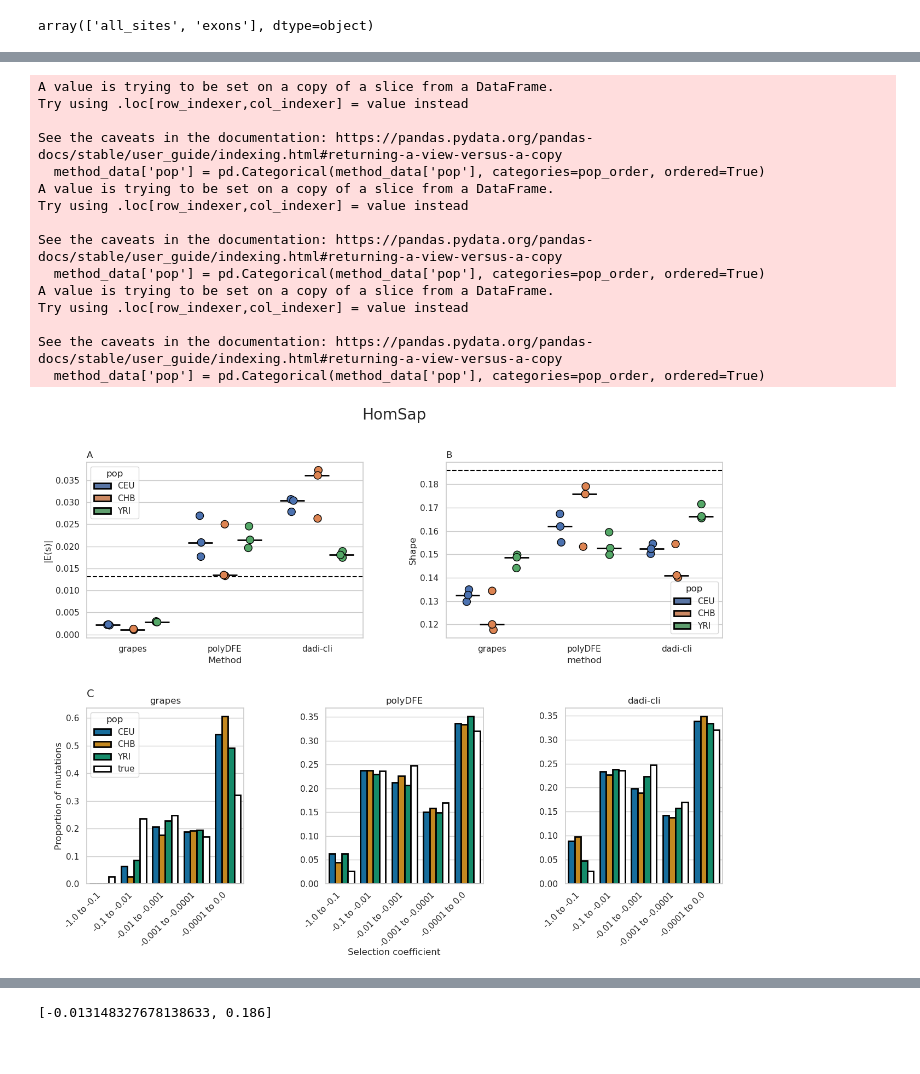
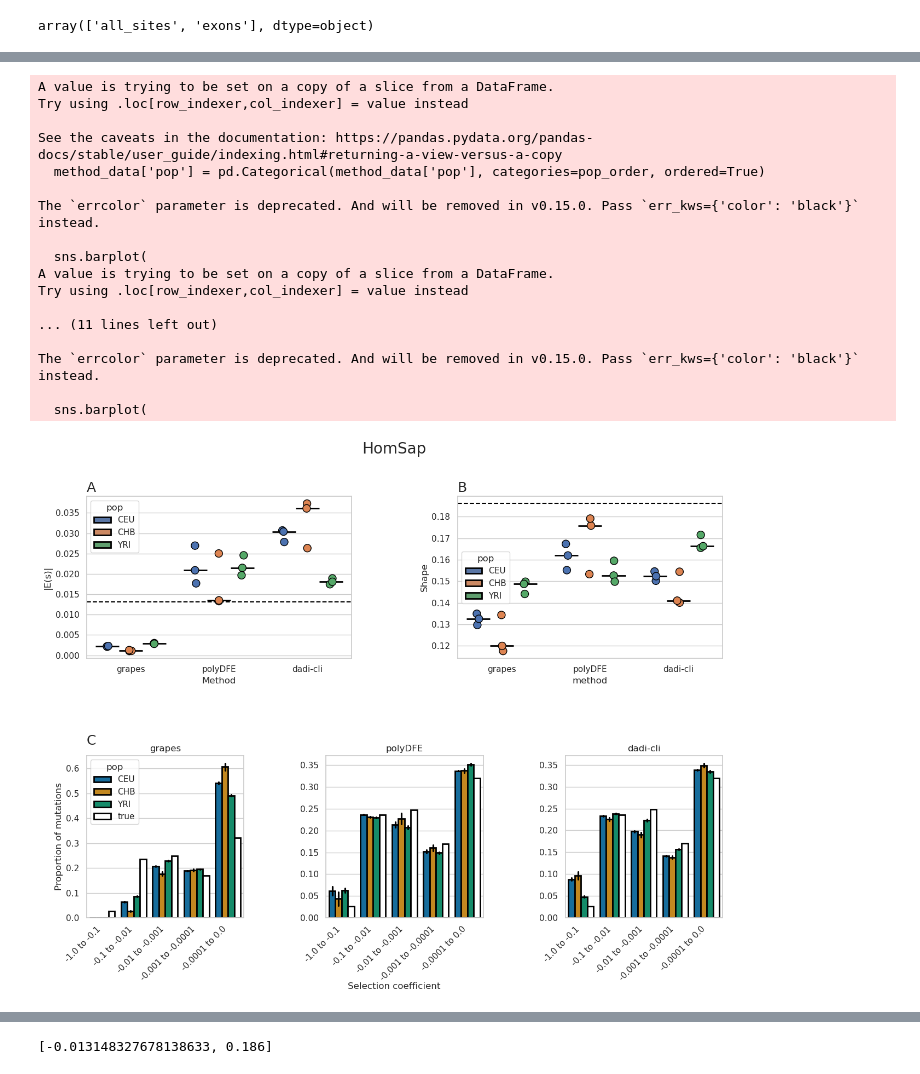
Before and after one commit to popsim-consortium/analysis2, a Jupyter notebook: notebooks/DFE_figures.ipynb, the cells around one changed output, grey strips where cells are left out. Saved outputs shown, nothing was run; the diff lists cells and outputs as text; code cells hidden in the pictures.

Commit message:
Fig3 errorbars and runtimes (#132)
* error bars on figure 3

* added notebook to plot runtimes

* tweaks to plot

```diff
--- a/notebooks/DFE_figures.ipynb
+++ b/notebooks/DFE_figures.ipynb
@@ -12,6 +12,8 @@ plt.rcParams.update({
     'figure.titlesize': 20   # Figure title font size
 })
 
+panel_size = 18
+
 from glob import glob
 import numpy as np
 import pandas as pd
@@ -596,18 +598,49 @@ def get_mut_props(speciesinfo: SpeciesInfo, method, pop, bins):
         pop = "true"
         popmethod_shape = speciesinfo.dfe_params[1]
         gamma_scale = - Ne * speciesinfo.dfe_params[0]/speciesinfo.dfe_params[1]
+
+        # For "true" method, we still have single values
+        inferred_bins = ssd.gamma.cdf(bins[1:], a=popmethod_shape, scale=gamma_scale) - ssd.gamma.cdf(bins[:-1], a=popmethod_shape, scale=gamma_scale)
+        bins_df = pd.DataFrame({
+            'bin_start': bins[:-1],
+            'bin_end': bins[1:],
+            'prop': inferred_bins,
+            'pop': pop,
+            'method': method
+        })
+        bins_df['bin_start'] = bins_df['bin_start'] * -1
+        bins_df['bin_end'] = bins_df['bin_end'] * -1
+        return bins_df
+
     else:
-        popmethod_Es = speciesinfo.all_DFE.query('method == @method & pop == @pop')['Es'].mean()
-        popmethod_shape =speciesinfo.all_DFE.query('method == @method & pop == @pop')['shape'].mean()
-        gamma_scale =  Ne *  popmethod_Es / popmethod_shape
+        # Get all values instead of means
+        popmethod_Es_values = speciesinfo.all_DFE.query('method == @method & pop == @pop')['Es'].values
+        popmethod_shape_values = speciesinfo.all_DFE.query('method == @method & pop == @pop')['shape'].values
+        gamma_scale_values = Ne * popmethod_Es_values / popmethod_shape_values
+
+        # Create a list to store all results
+        all_bins_dfs = []
+
+        # Calculate proportions for each set of parameters
+        for i, (shape, scale) in enumerate(zip(popmethod_shape_values, gamma_scale_values)):
+            inferred_bins = ssd.gamma.cdf(bins[1:], a=shape, scale=scale) - ssd.gamma.cdf(bins[:-1], a=shape, scale=scale)
+            bins_df = pd.DataFrame({
+                'bin_start': bins[:-1],
+                'bin_end': bins[1:],
+                'prop': inferred_bins,
+                'pop': pop,
+                'method': method,
+                'replicate': i  # Add replicate identifier
+            })
+            bins_df['bin_start'] = bins_df['bin_start'] * -1
+            bins_df['bin_end'] = bins_df['bin_end'] * -1
+            all_bins_dfs.append(bins_df)
+
+        # Combine all results
+        final_df = pd.concat(all_bins_dfs, ignore_index=True)
+        return final_df
 
 
-    #prop_bins = ssd.gamma.cdf(valz[:-1], a=popmethod_shape, scale=gamma_scale) - ssd.gamma.cdf(valz[1:], a=popmethod_shape, scale=gamma_scale)
-    inferred_bins = ssd.gamma.cdf(binz[1:], a=popmethod_shape, scale=gamma_scale)- ssd.gamma.cdf(binz[:-1], a=popmethod_shape, scale=gamma_scale)
-    bins_df = pd.DataFrame({'bin_start': binz[:-1], 'bin_end': binz[1:], 'prop': inferred_bins, 'pop': pop, 'method': method})
-    bins_df['bin_start'] = bins_df['bin_start'] * -1
-    bins_df['bin_end'] = bins_df['bin_end'] * -1
-    return bins_df
 
 #binz = [1.0, 1e-1, 1e-2, 1e-3, 1e-4, -np.inf]
 binz = [0, 1e-4, 1e-3, 1e-2, 1e-1, 1e0]
@@ -637,7 +670,7 @@ fig, axes = plt.subplot_mosaic(
     layout,
     figsize=(15, 10),
     #white space between subplots
-    gridspec_kw={'wspace': 0.3, 'hspace': 0.4}
+    gridspec_kw={'wspace': 0.4, 'hspace': 0.6}
 )
 
 
@@ -670,7 +703,7 @@ sns.stripplot(x="method", y="Es", hue = 'pop', data=hom_sap.all_DFE, dodge=True,
 axes['A'].axhline(abs(hom_sap.dfe_params[0]), color='black', linestyle='--')
 axes['A'].set_ylabel('|E(s)|')
 axes['A'].set_xlabel('Method')
-axes['A'].set_title("A", loc = "left")
+axes['A'].set_title("A", loc = "left", fontsize=panel_size)
 
 
 sns.boxplot(x="method", y="shape", hue = 'pop', data=hom_sap.all_DFE,
@@ -685,7 +718,7 @@ sns.boxplot(x="method", y="shape", hue = 'pop', data=hom_sap.all_DFE,
 sns.stripplot(x="method", y="shape", hue = 'pop', data=hom_sap.all_DFE, dodge=True, jitter = 0.05, alpha=1, linewidth=1, edgecolor='black',legend=False, size = 10, ax = axes['B'])
 #horizontal line at 0
 axes['B'].axhline(abs(hom_sap.dfe_params[1]), color='black', linestyle='--')
-axes['B'].set_title("B", loc = "left")
+axes['B'].set_title("B", loc = "left", fontsize=panel_size)
 axes['B'].set_ylabel('Shape')
 axes['A'].set_xlabel('Method')
 
@@ -726,6 +759,8 @@ for i, method in enumerate(methods):
         hue='pop',  # Changed from 'method' to 'pop'
         palette=palette,
         edgecolor="black", linewidth=2,
+        errorbar='se',
+        errcolor = "black",
         order=sorted(all_bin_df['bin_start'].unique()),
         ax=ax
     )
@@ -743,38 +778,40 @@ for i, method in enumerate(methods):
     # Only show legend for the first subplot
     if i != 0:
         ax.get_legend().remove()
         ax.set_ylabel('')
     ax.set_xlabel('')
 
 # Calculate position for the title
 title_x = pos.x0  # Left edge of the C panel
 title_y = pos.y0 + pos.height + 0.02  # Just above the plots, adjust 0.02 as needed
 
 # Add the title
-fig.text(title_x, title_y, 'C', fontsize=14)
+fig.text(title_x, title_y, 'C', fontsize=panel_size)
 
 #common axis labels
 fig.text(0.5, -0.02, 'Selection coefficient', ha='center')
 
 # Adjust layout
 plt.tight_layout()
 fig.suptitle(f"{hom_sap.species}")
 plt.savefig("HomSap_discrete_DFE.pdf")
 plt.show()
 # %% [output]
 A value is trying to be set on a copy of a slice from a DataFrame.
 Try using .loc[row_indexer,col_indexer] = value instead
 
 See the caveats in the documentation: https://pandas.pydata.org/pandas-docs/stable/user_guide/indexing.html#returning-a-view-versus-a-copy
   method_data['pop'] = pd.Categorical(method_data['pop'], categories=pop_order, ordered=True)
+
+The `errcolor` parameter is deprecated. And will be removed in v0.15.0. Pass `err_kws={'color': 'black'}` instead.
+
+  sns.barplot(
 A value is trying to be set on a copy of a slice from a DataFrame.
 Try using .loc[row_indexer,col_indexer] = value instead
 
-See the caveats in the documentation: https://pandas.pydata.org/pandas-docs/stable/user_guide/indexing.html#returning-a-view-versus-a-copy
-  method_data['pop'] = pd.Categorical(method_data['pop'], categories=pop_order, ordered=True)
-A value is trying to be set on a copy of a slice from a DataFrame.
-Try using .loc[row_indexer,col_indexer] = value instead
+... (11 lines left out)
 
-See the caveats in the documentation: https://pandas.pydata.org/pandas-docs/stable/user_guide/indexing.html#returning-a-view-versus-a-copy
-  method_data['pop'] = pd.Categorical(method_data['pop'], categories=pop_order, ordered=True)
+The `errcolor` parameter is deprecated. And will be removed in v0.15.0. Pass `err_kws={'color': 'black'}` instead.
+
+  sns.barplot(
-[figure, old version]
+[figure, new version]
```
Also changed, not shown: parts of 18 cells of this notebook, 12 other files.
